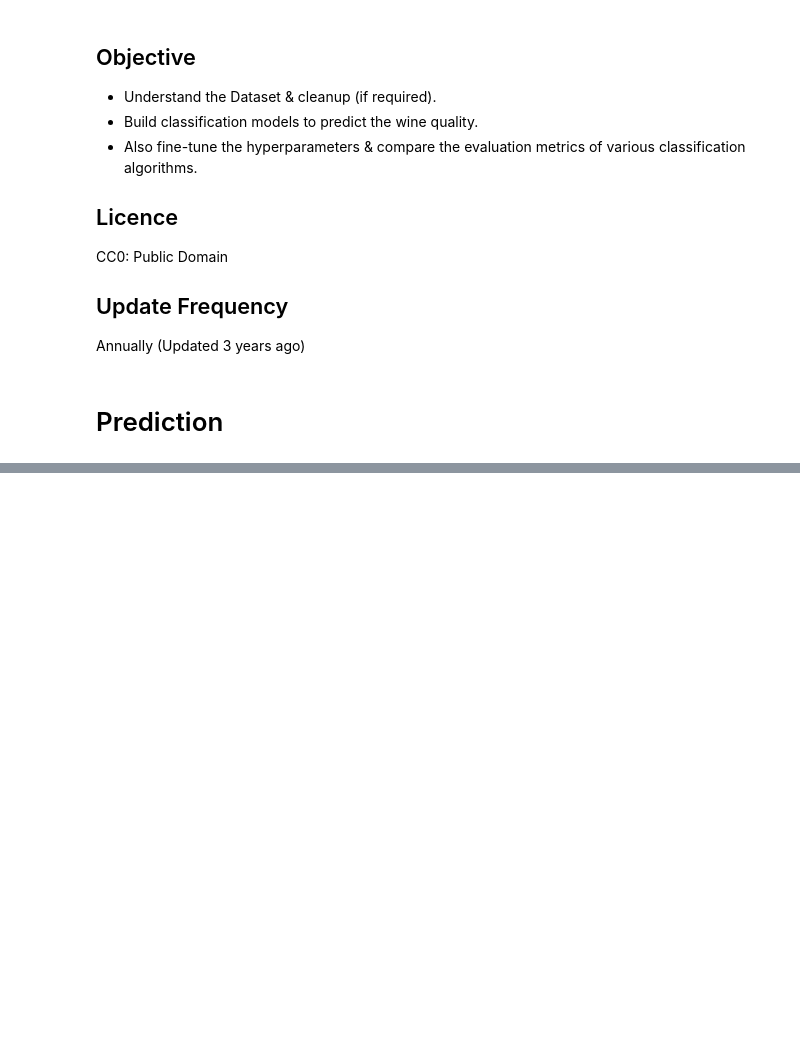
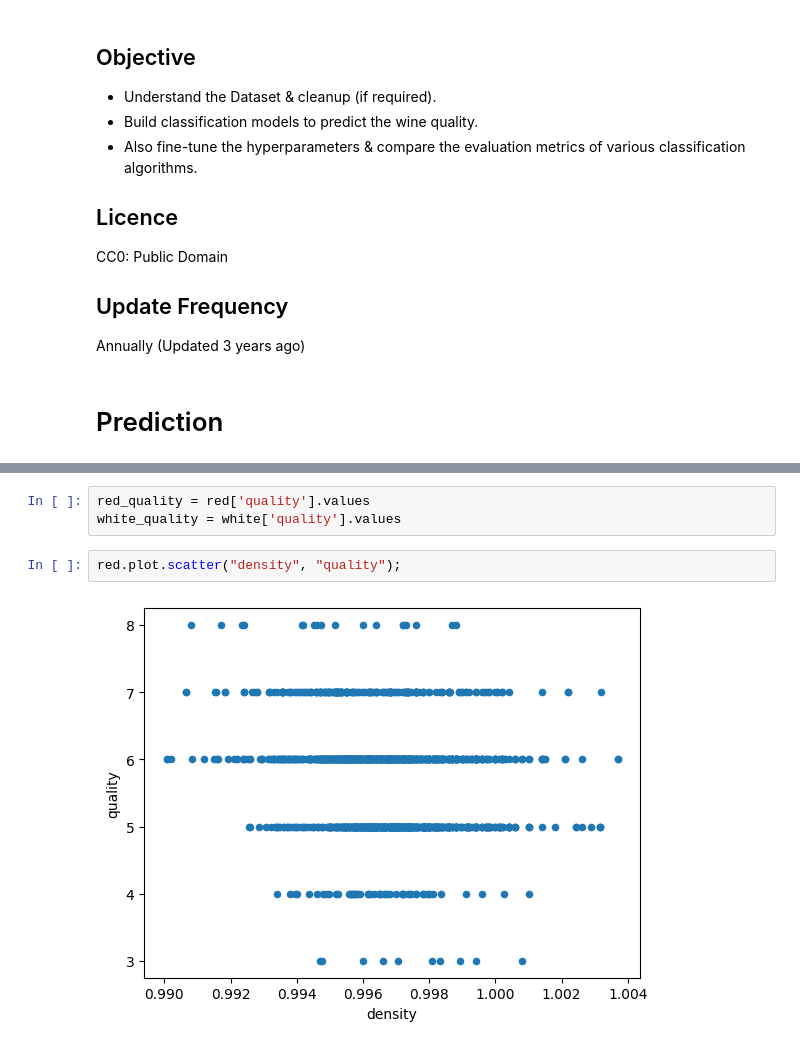
Before and after one commit to elvisperlika/cryptojacking-paper, a Jupyter notebook: Wine_Quality_Prediction.ipynb, the cells around one changed output, grey strips where cells are left out. Drawn from its saved outputs; the diff is of its cells as text; blank space fills up the shorter version.

```diff
--- a/Wine_Quality_Prediction.ipynb
+++ b/Wine_Quality_Prediction.ipynb
@@ -150,0 +198,7 @@ plt.grid(axis="y");
+# %%
+red_quality = red['quality'].values
+white_quality = white['quality'].values
+# %%
+red.plot.scatter("density", "quality");
+# %% [output]
+[figure, added]
```
Also changed, not shown: parts of 21 cells of this notebook.
